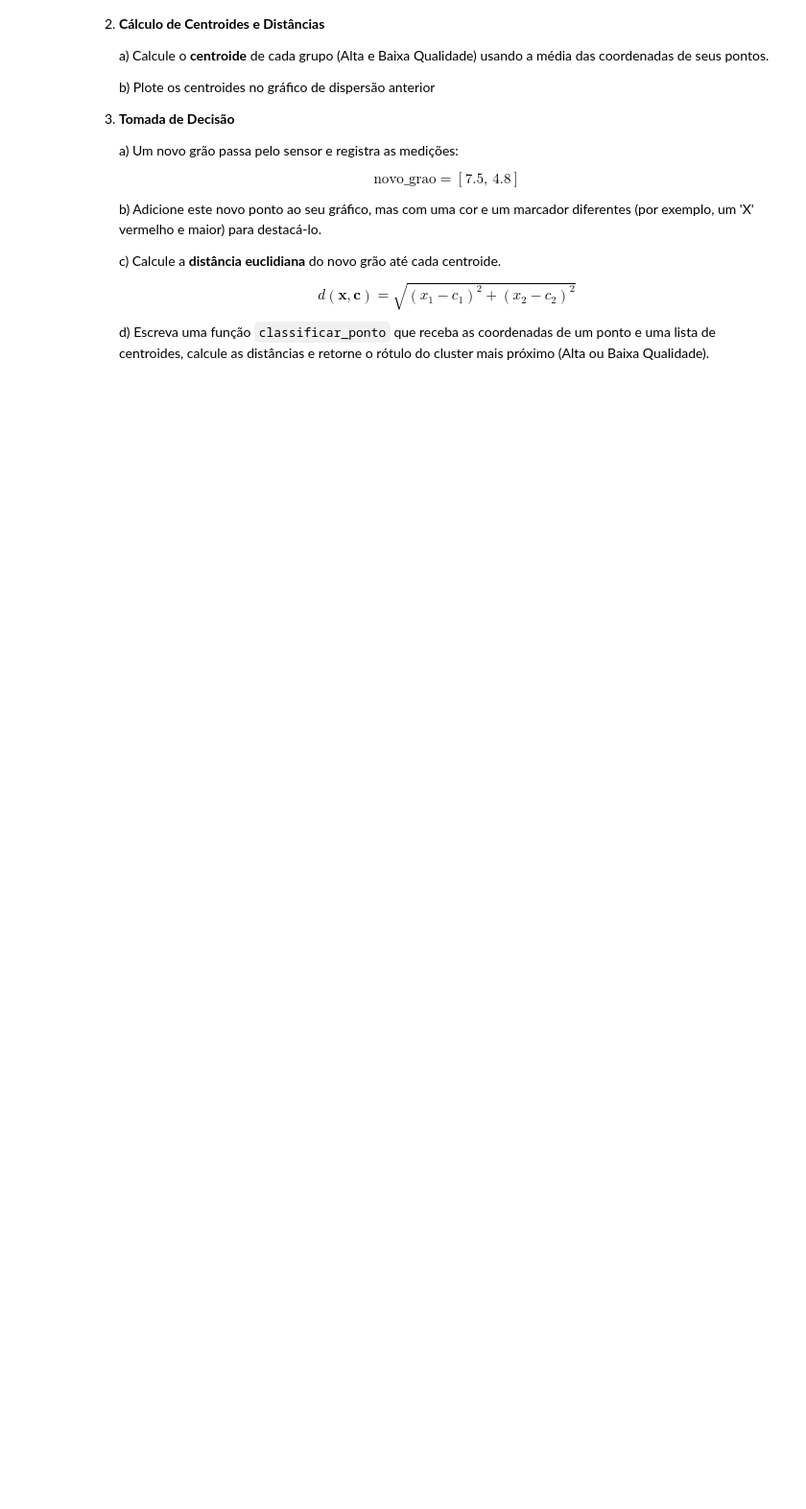
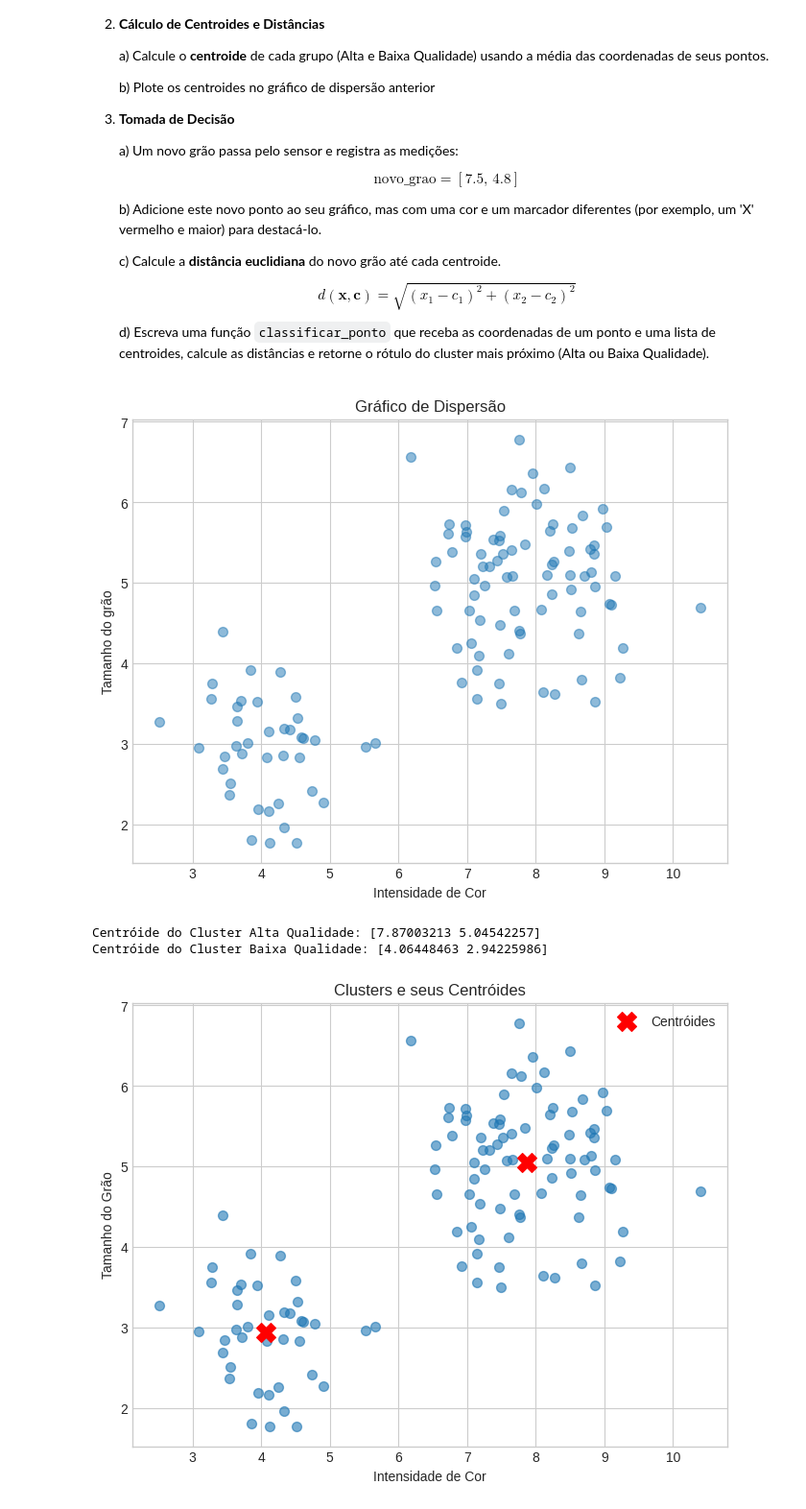
Before and after one commit to Joseload/unsupervised-learning, a Jupyter notebook: 01_Fundamentals.ipynb, the cells around one changed output. Shown at 96% size. Cells and saved outputs as stored; diff of their text form; code cells hidden in the pictures; blank space fills up the shorter version.

```diff
--- a/01_Fundamentals.ipynb
+++ b/01_Fundamentals.ipynb
@@ -1082,3 +1153,47 @@ Uma cooperativa de café usa uma máquina para classificar grãos com base em du
     $$
 
     d) Escreva uma função `classificar_ponto` que receba as coordenadas de um ponto e uma lista de centroides, calcule as distâncias e retorne o rótulo do cluster mais próximo (Alta ou Baixa Qualidade).
+# %%
+from sklearn.datasets import make_blobs
+
+
+high_Q_data, _ = make_blobs(n_samples=80, centers=[[8, 5]], cluster_std=0.8)
+low_Q_data, _ = make_blobs(n_samples=40, centers=[[4, 3]], cluster_std=0.6)
+
+# Combinando os dados dos dois grupos
+all_data = np.vstack((high_Q_data, low_Q_data))
+
+
+plt.figure(figsize=(8, 6))
+plt.scatter(all_data[:, 0], all_data[:, 1], s=50, alpha=0.5)
+plt.title('Gráfico de Dispersão')
+plt.xlabel('Intensidade de Cor')
+plt.ylabel('Tamanho do grão')
+plt.grid(True)
+plt.show()
+
+# Calculando centróides manualmente
+centroid_high = high_Q_data.mean(axis=0)
+centroid_low = low_Q_data.mean(axis=0)
+
+print(f"Centróide do Cluster Alta Qualidade: {centroid_high}")
+print(f"Centróide do Cluster Baixa Qualidade: {centroid_low}")
+
+# Convertendo para array para usar em visualizações
+centroids = np.array([centroid_high, centroid_low])
+
+# Plotando dados e centróides
+plt.figure(figsize=(8, 6))
+plt.scatter(all_data[:, 0], all_data[:, 1], s=50, alpha=0.6)
+plt.scatter(centroids[:, 0], centroids[:, 1], c='red', s=200, marker='X', label='Centróides')
+plt.title('Clusters e seus Centróides')
+plt.xlabel('Intensidade de Cor')
+plt.ylabel('Tamanho do Grão')
+plt.legend()
+plt.grid(True)
+plt.show()
+# %% [output]
+[figure, added]
+Centróide do Cluster Alta Qualidade: [7.87003213 5.04542257]
+Centróide do Cluster Baixa Qualidade: [4.06448463 2.94225986]
+[figure, added]
```
Also changed, not shown: parts of 4 cells of this notebook.
